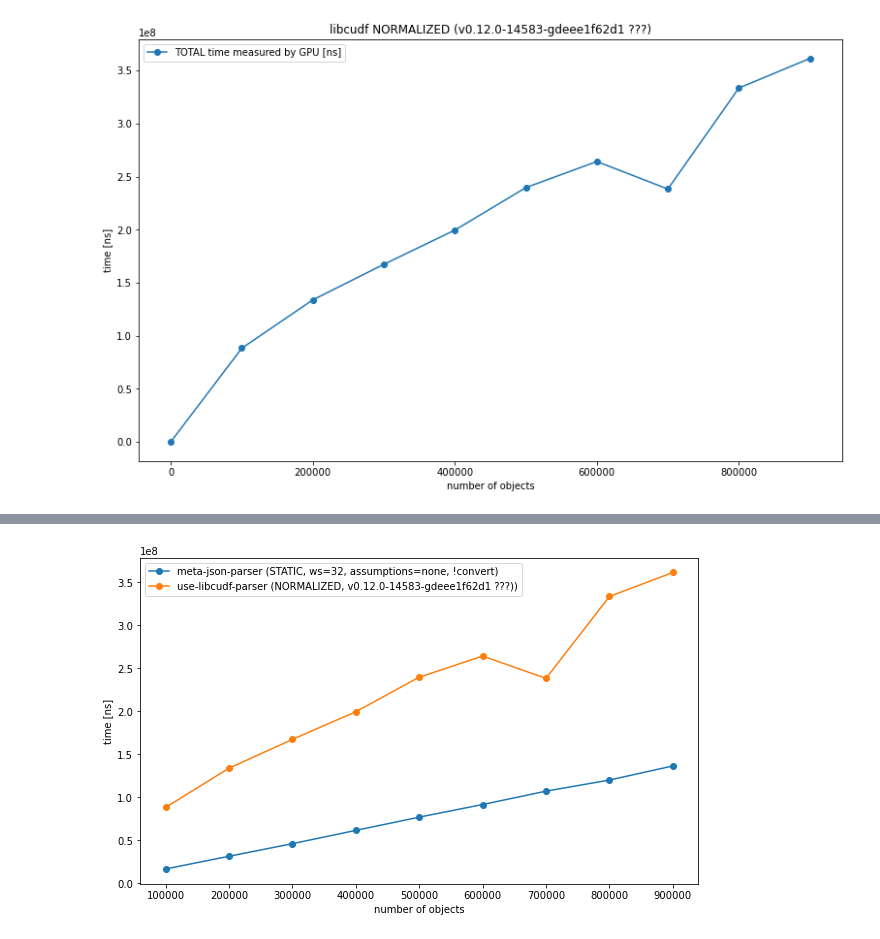
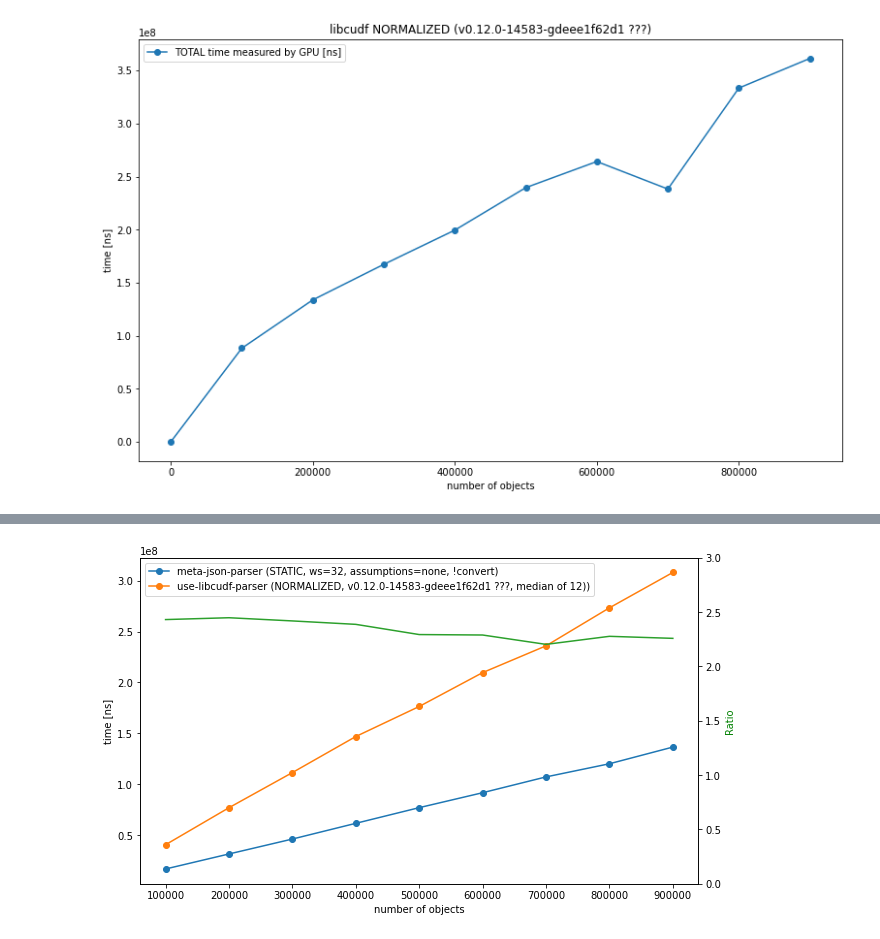
Before and after one commit to mis-wut/meta-json-parser, a Jupyter notebook: benchmark/notebooks/examine_benchmarks.ipynb, the cells around one changed output, grey strips where cells are left out. Saved outputs shown, nothing was run; the diff lists cells and outputs as text; code cells hidden in the pictures.

```diff
--- a/benchmark/notebooks/examine_benchmarks.ipynb
+++ b/benchmark/notebooks/examine_benchmarks.ipynb
@@ -133,3 +135,7 @@ df_cudf
 | 700000 | sample_700000.json | 263602285 | 4608 | 16383 | ... |
 | 800000 | sample_800000.json | 301259755 | 12288 | 30079 | ... |
 | 900000 | sample_900000.json | 338913914 | 12831 | 32191 | ... |
+# %%
+df_cudf_samples = pd.read_csv('benchmark_libcudf_cudf=unknown_samples=12_choinka.csv', index_col=2).sort_index()
+df_cudf_samples['number of objects'] = df_cudf_samples.index
+df_cudf_samples[df_cudf_samples['json file'] == 'sample_10.json'].describe()
@@ -143,0 +177,3 @@ ax = df_cudf[['TOTAL time measured by GPU [ns]']]\
+# %%
+s=df_cudf_samples.groupby(level=0)['TOTAL time measured by GPU [ns]'].median()
+s
@@ -173,6 +226,12 @@ df_cmp['meta-json-parser (STATIC, ws=32, assumptions=none, !convert)'] = \
    df['Total time measured by GPU [ns]'] - df['Copying output [ns]']
 df_cmp['use-libcudf-parser (NORMALIZED, v0.12.0-14583-gdeee1f62d1 ???))'] = \
    df_cudf_mv
+# %%
+df_cmp = pd.DataFrame()
+df_cmp['meta-json-parser (STATIC, ws=32, assumptions=none, !convert)'] = \
+   df['Total time measured by GPU [ns]'] - df['Copying output [ns]']
+df_cmp['use-libcudf-parser (NORMALIZED, v0.12.0-14583-gdeee1f62d1 ???, median of 12)'] = \
+   s - s[10]
 # %%
 df_cmp
 # %% [output]
@@ -189,0 +249,3 @@ df_cmp
+# %%
+df_ratio=df_cmp.iloc[:,1]/df_cmp.iloc[:,0]
+df_ratio
@@ -190,7 +264,11 @@ df_cmp
 # %%
 ax = df_cmp.plot(
     figsize=(10,6), style='o-',
-    ylabel='time [ns]'
+    ylabel='time [ns]',
+    #grid=True,
 )
+df_ratio.plot(ax=ax, secondary_y=True)
+ax.right_ax.set_ylabel('Ratio', color='g')
+ax.right_ax.set_ylim(bottom=0.0, top=3.0)
 # %% [output]
-[figure, old version]
+[figure, new version]
```
Also changed, not shown: parts of 7 cells of this notebook, 1 other file.
